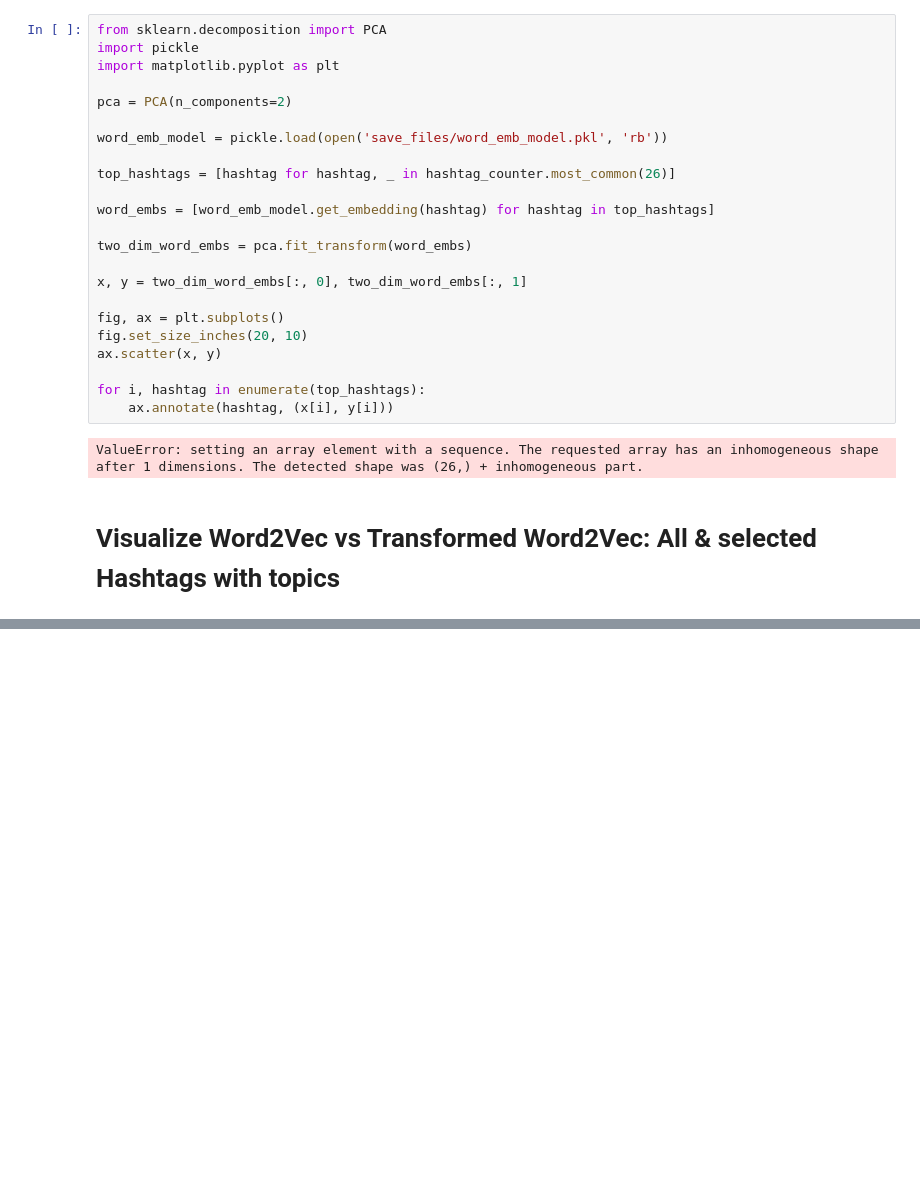
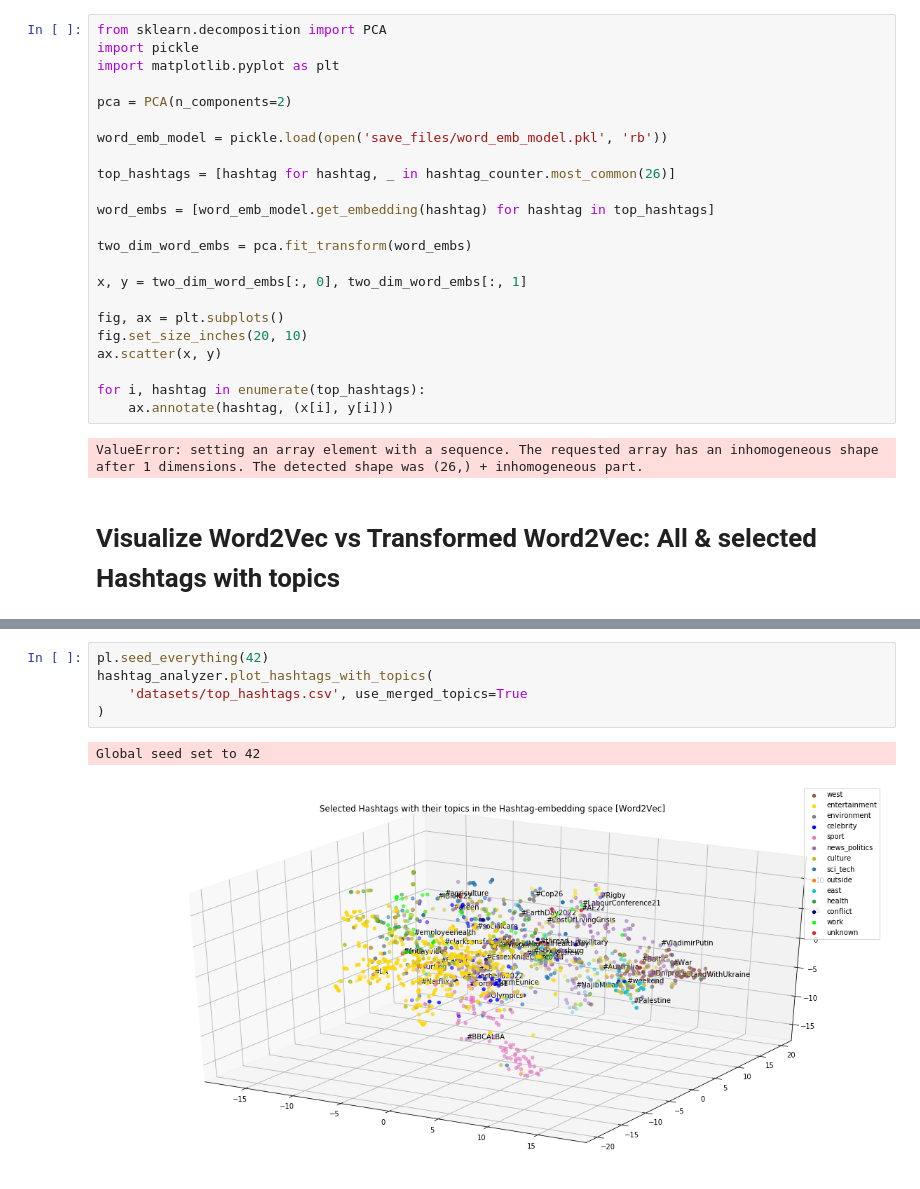
Before and after one commit to danielmuellerdev/HASHET, a Jupyter notebook: display_data.ipynb, the cells around one changed output, grey strips where cells are left out. Cells and saved outputs as stored; diff of their text form; blank space fills up the shorter version.

```diff
--- a/display_data.ipynb
+++ b/display_data.ipynb
@@ -245 +269,9 @@ hashtag_analyzer.plot_hashtags_with_topics('datasets/top_hashtag_0_and_3_part_an
+# %%
+pl.seed_everything(42)
+hashtag_analyzer.plot_hashtags_with_topics(
+    'datasets/top_hashtags.csv', use_merged_topics=True
+)
+# %% [output]
+Global seed set to 42
+[figure, added]
 # %%
```
Also changed, not shown: parts of 20 cells of this notebook, 3 other files.
